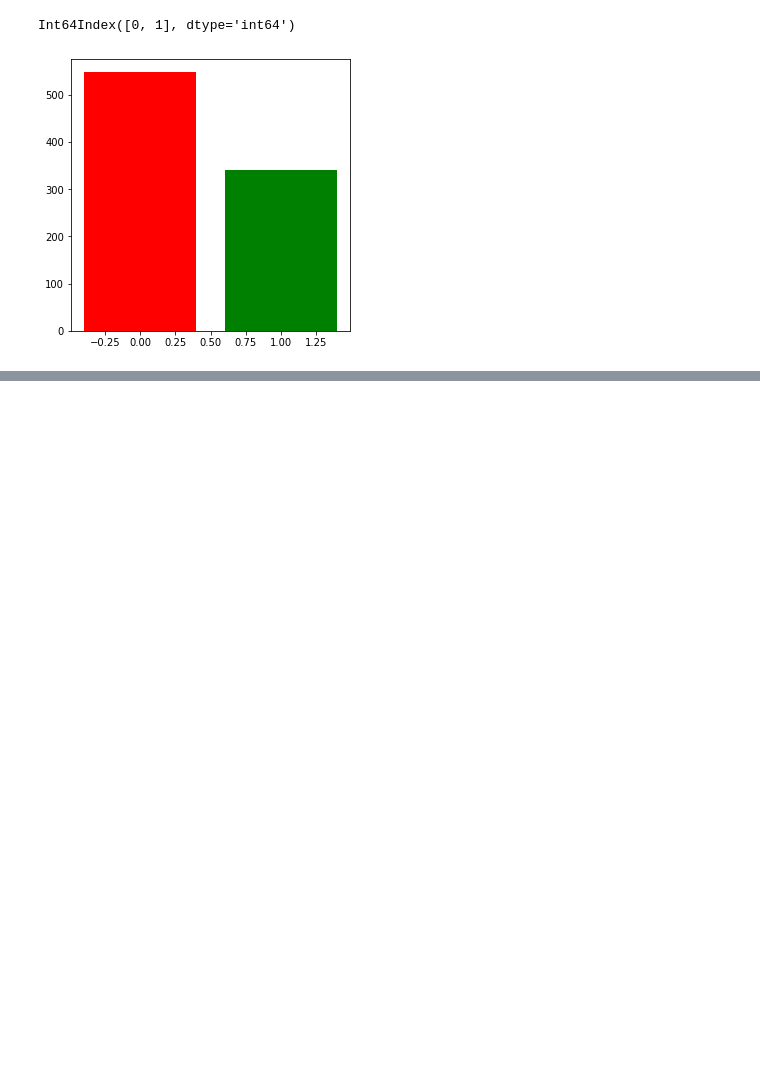
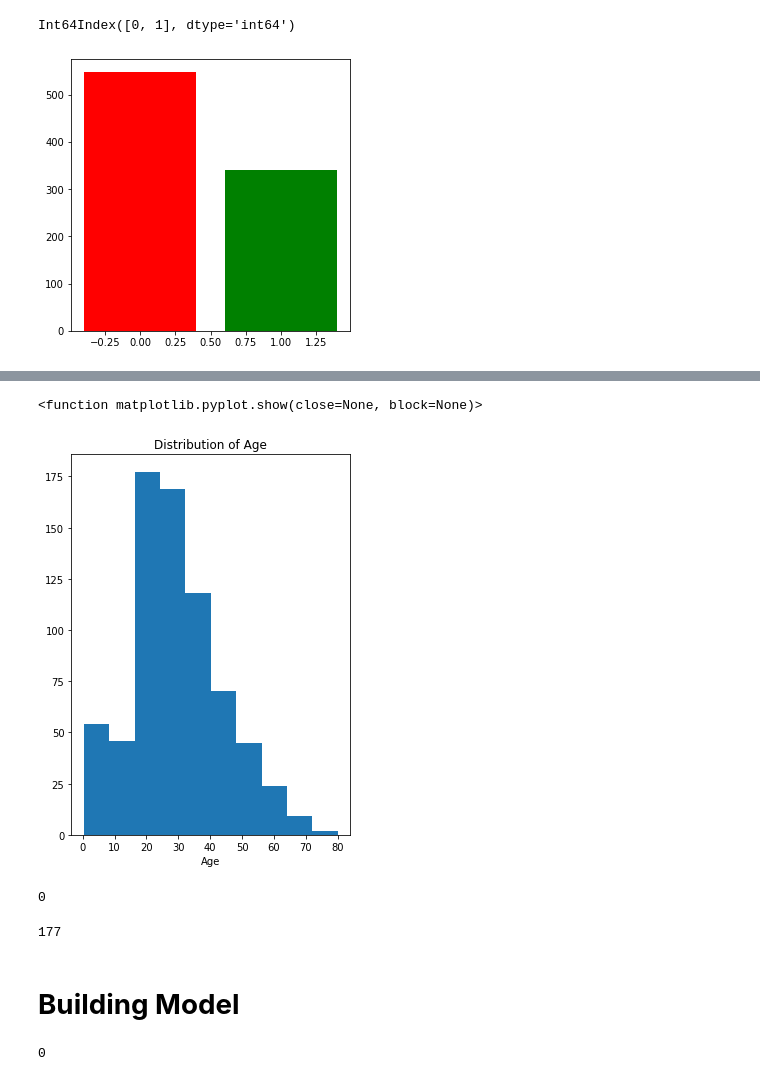
Before and after one commit to prajwal-006/Kaggle--Titanic-Competition, a Jupyter notebook: Kaggle_Titanic_Competition.ipynb, the cells around one changed output, grey strips where cells are left out. Saved outputs shown, nothing was run; the diff lists cells and outputs as text; code cells hidden in the pictures; blank space fills up the shorter version.

```diff
--- a/Kaggle_Titanic_Competition.ipynb
+++ b/Kaggle_Titanic_Competition.ipynb
@@ -48,0 +74,17 @@ plt.show()
+# %%
+plt.figure(figsize=(5,7))
+plt.hist(titanic_train['Age'])
+plt.title("Distribution of Age")
+plt.xlabel("Age")
+plt.show
+# %% [output]
+<function matplotlib.pyplot.show(close=None, block=None)>
+[figure, added]
+# %%
+sum(titanic_train['Survived'].isnull())
+# %% [output]
+0
+# %%
+sum(titanic_train['Age'].isnull())
+# %% [output]
+177
@@ -48,0 +93,6 @@ plt.show()
+# %% [markdown]
+# **Building Model**
+# %%
+sum(titanic_train['Survived'].isnull())
+# %% [output]
+0
```
Also changed, not shown: parts of 17 cells of this notebook.
